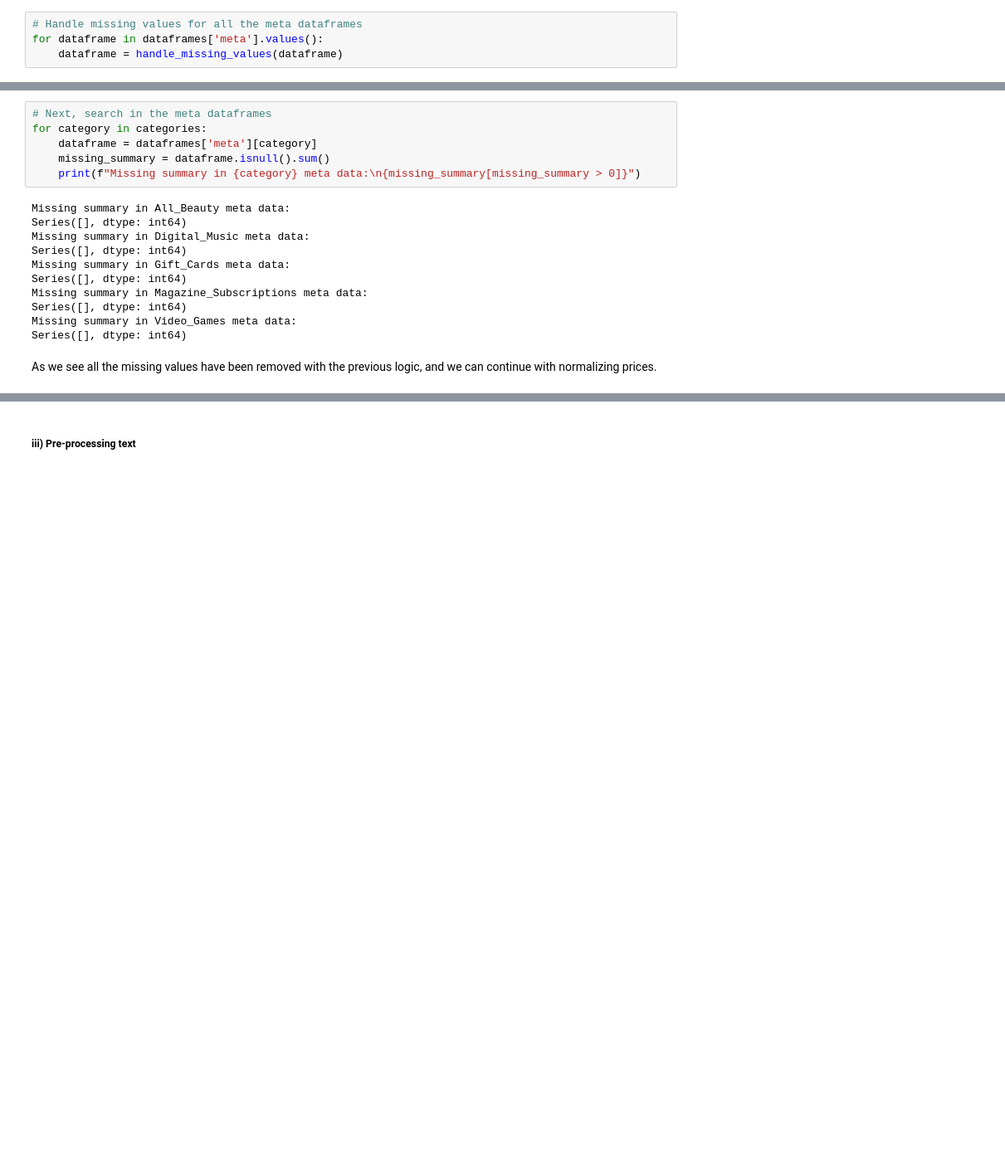
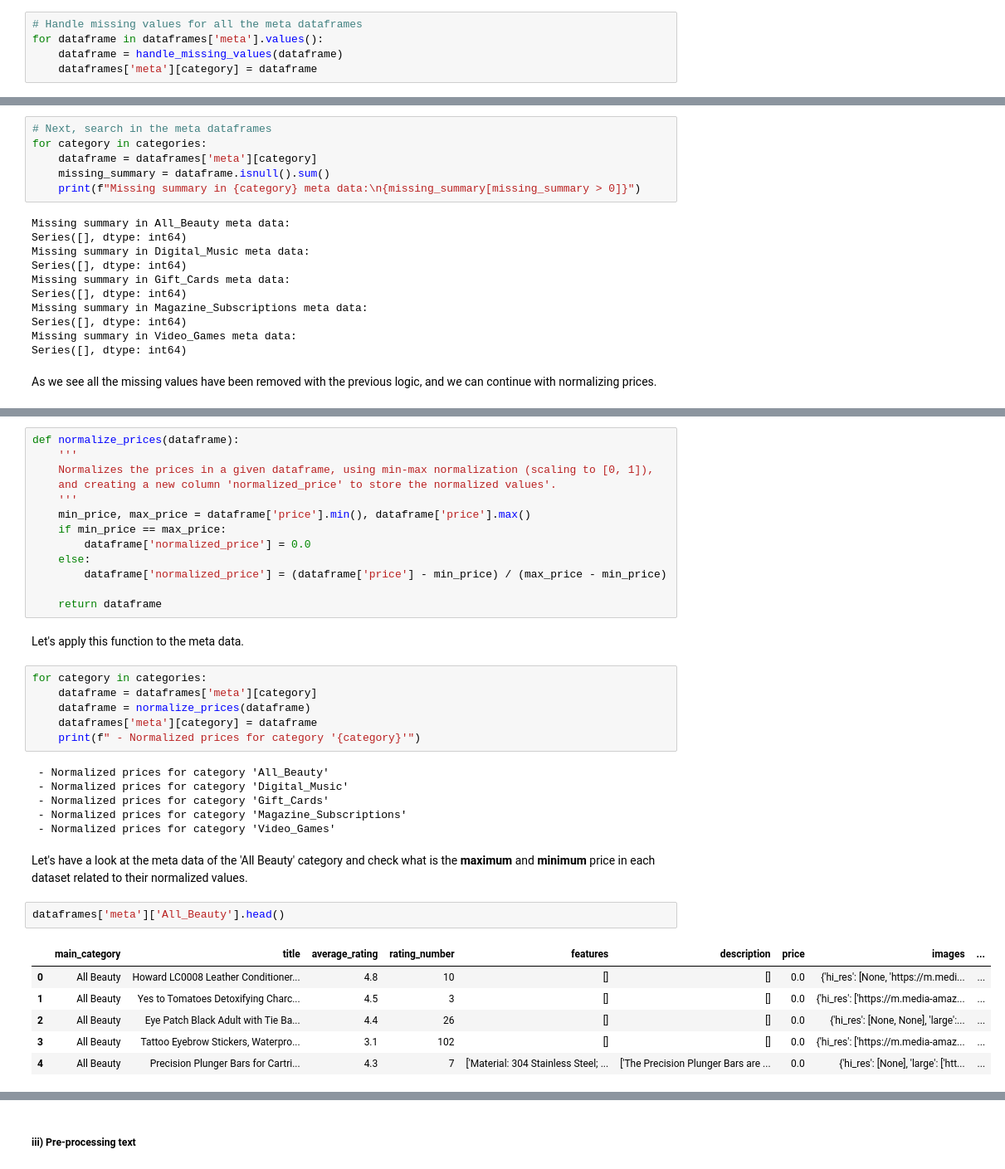
Before and after one commit to AntonisZks/Data-Mining, a Jupyter notebook: Notebooks/data_mining_assignment.ipynb, the cells around one changed output, grey strips where cells are left out. Shown at 83% size. Drawn from its saved outputs; the diff is of its cells as text; blank space fills up the shorter version.

Commit message:
Added price normalization

```diff
--- a/Notebooks/data_mining_assignment.ipynb
+++ b/Notebooks/data_mining_assignment.ipynb
@@ -284,6 +284,7 @@ Let's apply the above function to all meta dataframes
 # Handle missing values for all the meta dataframes
 for dataframe in dataframes['meta'].values():
     dataframe = handle_missing_values(dataframe)
+    dataframes['meta'][category] = dataframe
 # %% [markdown]
 And finally let's see the results
 # %%
@@ -309,0 +318,38 @@ As we see all the missing values have been removed with the previous logic, and
+# %%
+def normalize_prices(dataframe):
+    '''
+    Normalizes the prices in a given dataframe, using min-max normalization (scaling to [0, 1]),
+    and creating a new column 'normalized_price' to store the normalized values'.
+    '''
+    min_price, max_price = dataframe['price'].min(), dataframe['price'].max()
+    if min_price == max_price:
+        dataframe['normalized_price'] = 0.0
+    else:
+        dataframe['normalized_price'] = (dataframe['price'] - min_price) / (max_price - min_price)
+
+    return dataframe
+# %% [markdown]
+Let's apply this function to the meta data.
+# %%
+for category in categories:
+    dataframe = dataframes['meta'][category]
+    dataframe = normalize_prices(dataframe)
+    dataframes['meta'][category] = dataframe
+    print(f" - Normalized prices for category '{category}'")
+# %% [output]
+ - Normalized prices for category 'All_Beauty'
+ - Normalized prices for category 'Digital_Music'
+ - Normalized prices for category 'Gift_Cards'
+ - Normalized prices for category 'Magazine_Subscriptions'
+ - Normalized prices for category 'Video_Games'
+# %% [markdown]
+Let's have a look at the meta data of the 'All Beauty' category and check what is the **maximum** and **minimum** price in each dataset related to their normalized values.
+# %%
+dataframes['meta']['All_Beauty'].head()
+# %% [output]
+|  | main_category | title | average_rating | rating_number | features | description | price | images | ... |
+| 0 | All Beauty | Howard LC0008 Leather Conditioner... | 4.8 | 10 | [] | [] | 0.0 | {'hi_res': [None, 'https://m.medi... | ... |
+| 1 | All Beauty | Yes to Tomatoes Detoxifying Charc... | 4.5 | 3 | [] | [] | 0.0 | {'hi_res': ['https://m.media-amaz... | ... |
+| 2 | All Beauty | Eye Patch Black Adult with Tie Ba... | 4.4 | 26 | [] | [] | 0.0 | {'hi_res': [None, None], 'large':... | ... |
+| 3 | All Beauty | Tattoo Eyebrow Stickers, Waterpro... | 3.1 | 102 | [] | [] | 0.0 | {'hi_res': ['https://m.media-amaz... | ... |
+| 4 | All Beauty | Precision Plunger Bars for Cartri... | 4.3 | 7 | ['Material: 304 Stainless Steel; ... | ['The Precision Plunger Bars are ... | 0.0 | {'hi_res': [None], 'large': ['htt... | ... |
```
Also changed, not shown: parts of 4 cells of this notebook.
